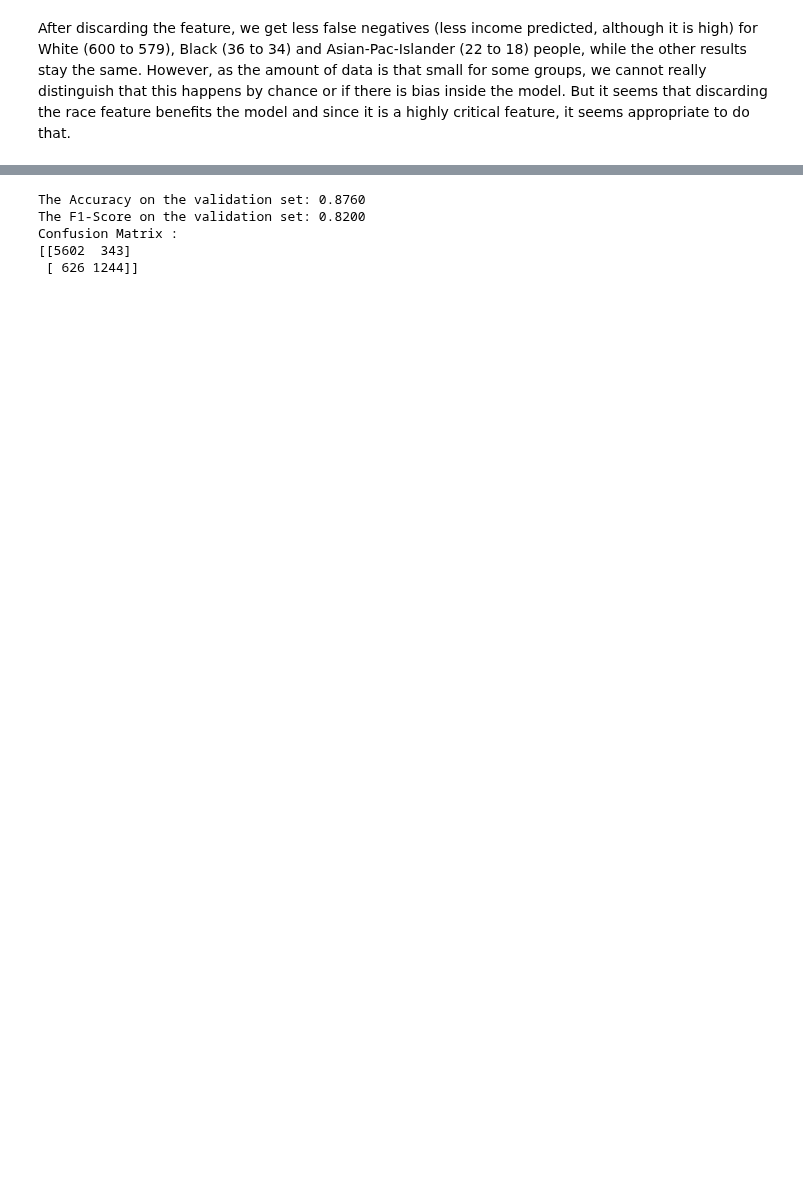
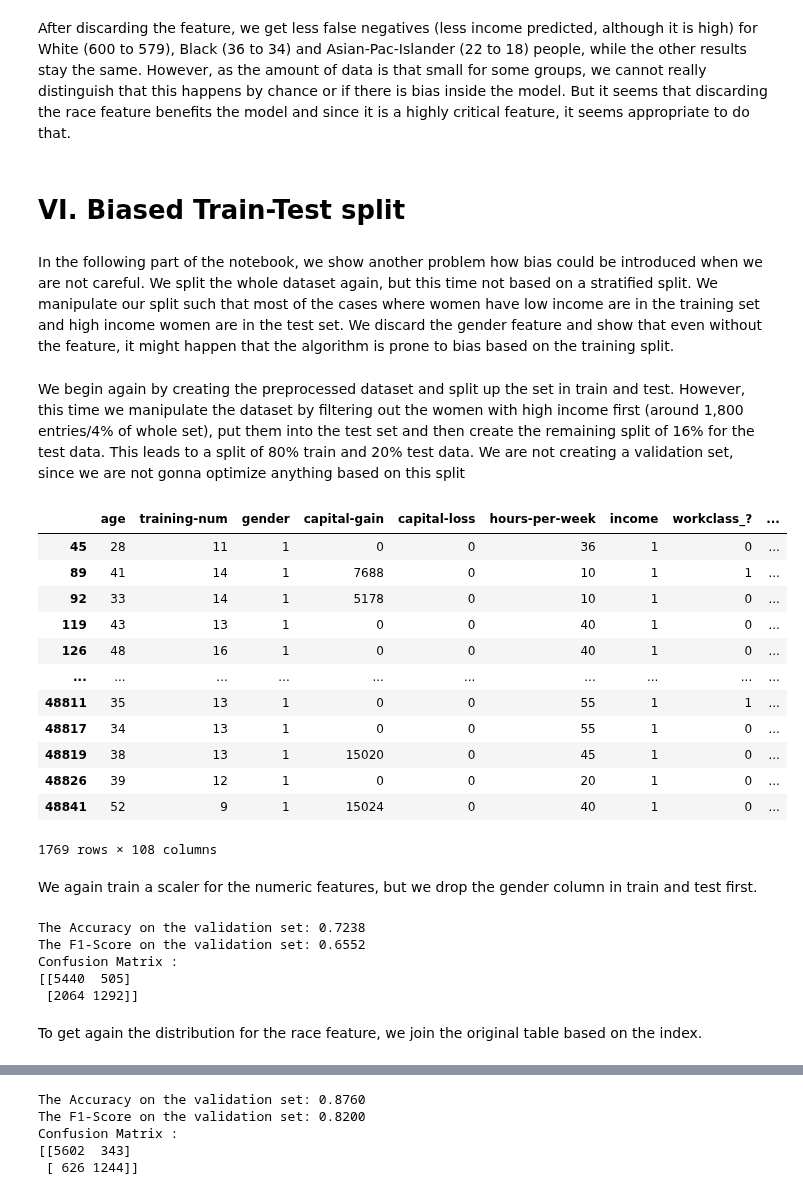
Before and after one commit to NiklasSabel/Industrial-Applications-of-Artificial-Intelligence, a Jupyter notebook: notebooks/Tertiary Sector/Finance_new.ipynb, the cells around one changed output, grey strips where cells are left out. Cells and saved outputs as stored; diff of their text form; code cells hidden in the pictures; blank space fills up the shorter version.

```diff
--- a/notebooks/Tertiary Sector/Finance_new.ipynb
+++ b/notebooks/Tertiary Sector/Finance_new.ipynb
@@ -752,3 +759,28 @@ Black               0       0              602
 dtype: int64
 # %% [markdown]
 After discarding the feature, we get less false negatives (less income predicted, although it is high) for White (600 to 579), Black (36 to 34) and Asian-Pac-Islander (22 to 18) people, while the other results stay the same. However, as the amount of data is that small for some groups, we cannot really distinguish that this happens by chance or if there is bias inside the model. But it seems that discarding the race feature benefits the model and since it is a highly critical feature, it seems appropriate to do that.
+# %% [markdown]
+# VI. Biased Train-Test split
+# %% [markdown]
+In the following part of the notebook, we show another problem how bias could be introduced when we are not careful. We split the whole dataset again, but this time not based on a stratified split. We manipulate our split such that most of the cases where women have low income are in the training set and high income women are in the test set. We discard the gender feature and show that even without the feature, it might happen that the algorithm is prone to bias based on the training split.
+# %% [markdown]
+We begin again by creating the preprocessed dataset and split up the set in train and test. However, this time we manipulate the dataset by filtering out the women with high income first (around 1,800 entries/4% of whole set), put them into the test set and then create the remaining split of 16% for the test data. This leads to a split of 80% train and 20% test data. We are not creating a validation set, since we are not gonna optimize anything based on this split
+# %%
+#use the defined functions for preprocessing
+df_preprocessed = preprocessing(df,{"gender": {'Female': 1, 'Male': 0}, "income": {'>50K': 1, '<=50K': 0}}, ["workclass", "education","marital-status","occupation","relationship","native-country","race"])
+# %%
+df_preprocessed[(df_preprocessed['gender']==1)&(df_preprocessed['income']==1)]
+# %% [output]
+|  | age | training-num | gender | capital-gain | capital-loss | hours-per-week | income | workclass_? | ... |
+| 45 | 28 | 11 | 1 | 0 | 0 | 36 | 1 | 0 | ... |
+| 89 | 41 | 14 | 1 | 7688 | 0 | 10 | 1 | 1 | ... |
+| 92 | 33 | 14 | 1 | 5178 | 0 | 10 | 1 | 0 | ... |
+| 119 | 43 | 13 | 1 | 0 | 0 | 40 | 1 | 0 | ... |
+| 126 | 48 | 16 | 1 | 0 | 0 | 40 | 1 | 0 | ... |
+| ... | ... | ... | ... | ... | ... | ... | ... | ... | ... |
+| 48811 | 35 | 13 | 1 | 0 | 0 | 55 | 1 | 1 | ... |
+| 48817 | 34 | 13 | 1 | 0 | 0 | 55 | 1 | 0 | ... |
+| 48819 | 38 | 13 | 1 | 15020 | 0 | 45 | 1 | 0 | ... |
+| 48826 | 39 | 12 | 1 | 0 | 0 | 20 | 1 | 0 | ... |
+| 48841 | 52 | 9 | 1 | 15024 | 0 | 40 | 1 | 0 | ... |
+1769 rows × 108 columns
@@ -754,0 +797,2 @@ After discarding the feature, we get less false negatives (less income predicted
+# %% [markdown]
+We again train a scaler for the numeric features, but we drop the gender column in train and test first.
@@ -754,0 +810,9 @@ After discarding the feature, we get less false negatives (less income predicted
+# %%
+#use the defined functions for training the model
+dt,prediction = model_training(data_train, target_train, data_test, target_test, DecisionTreeClassifier())
+# %% [output]
+The Accuracy on the validation set: 0.7238
+The F1-Score on the validation set: 0.6552
+Confusion Matrix :
+[[5440  505]
+ [2064 1292]]
@@ -754,0 +829,2 @@ After discarding the feature, we get less false negatives (less income predicted
+# %% [markdown]
+To get again the distribution for the race feature, we join the original table based on the index.
```
Also changed, not shown: parts of 33 cells of this notebook.
